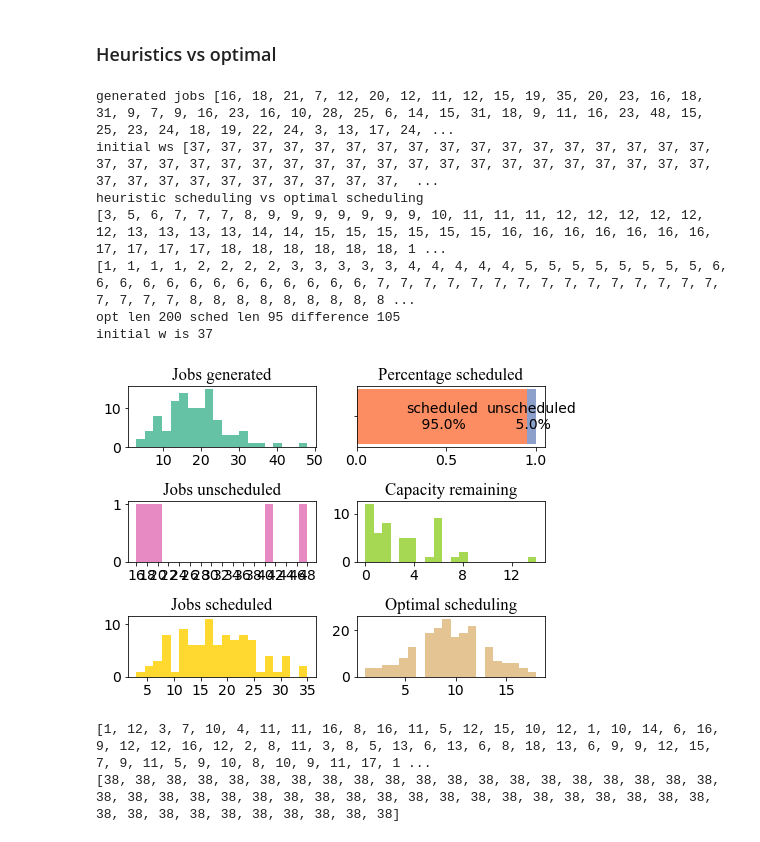
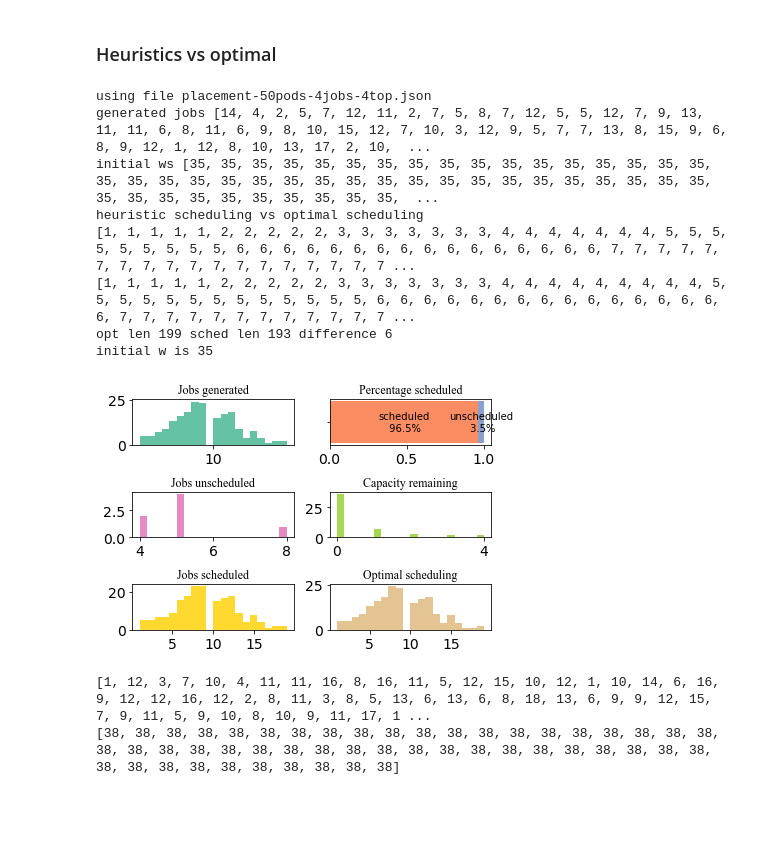
Before and after one commit to Vincent-lau/hyperion, a Jupyter notebook: measure/plotmetrics.ipynb, the cells around one changed output. Cells and saved outputs as stored; diff of their text form; code cells hidden in the pictures; blank space fills up the shorter version.

```diff
--- a/measure/plotmetrics.ipynb
+++ b/measure/plotmetrics.ipynb
@@ -762,18 +761,21 @@ data/2023-07-26T19-42-29/
 '''
 
 
-dirs = ['data/2023-07-27T11-20-10/']
+dirs = ['data/2023-08-01T12-34-29/']
 local_dir = '/home/sl955/proj/hyperion/measure/'
 pl = [{} for _ in range(len(dirs))]
-jobs = [2]
-sched = [30]
+jobs = [4]
+sched = [50]
 runs = range(1)
 
-opt_sched = [[1,10,11,5,11,8,11,9,9,15,10,13,10,12,14,1,12,7,1,2,7,9,12,16,9,6,12,8,12,3,8,13,13,6,6,8,18,7,9,11,11,2,12,15,9,7,9,10,12,6,8,10,11,3,17,11,9,5,18,15,17,6,6,9,16,14,8,4,13,10,7,4,5,9,12,12,7,10,6,15,7,13,6,7,5,11,12,15,11,3,9,8,7,11,13,13,16,7,8,7,6,9,10,13,7,12,9,9,3,7,10,9,9,10,8,9,11,12,4,9,13,16,8,14,13,2,12,10,6,8,12,12,4,10,11,13,17,10,11,9,9,7,13,3,7,8,12,8,12,14,12,6,9,16,7,5,10,5,8,10,2,6,6,8,16,11,8,11,8,14,9,7,8,4,14,9,11,14,7,8,9,11,7,11,9,5,8,12,12,1,5,10,10,12,11,15,12,13,8,17]]
+opt_sched = [[7,14,14,8,8,9,10,7,11,3,14,9,11,6,1,8,5,11,10,9,8,15,12,4,10,12,9,12,7,16,8,9,2,7,9,6,8,9,12,5,12,8,10,5,13,17,13,6,6,10,10,12,11,1,8,16,11,7,9,10,9,3,19,12,12,8,4,11,7,11,7,10,6,18,11,2,10,8,9,6,12,3,11,9,8,15,12,15,16,4,13,13,9,6,9,9,11,14,8,13,10,13,12,7,12,8,7,2,6,15,12,12,10,12,4,4,8,19,9,7,6,13,7,13,9,6,5,8,4,6,5,7,4,15,16,5,7,5,13,5,2,7,8,9,7,11,12,11,1,7,8,10,9,11,15,9,4,11,9,11,1,15,8,11,7,2,6,3,10,5,3,10,5,8,9,15,6,6,8,10,1,8,8,8,5,12,6,12,8,3,5,4,9,6,3,5,9,7,11]]
+
 
 for i, dir in enumerate(dirs):
-  for (dirpath, dirnames, [f1, f2]) in os.walk(dir):
-    f = f1 if f1.startswith('placement') else f2
+  for (dirpath, dirnames, filenames) in os.walk(dir):
+    f = list(filter(lambda x: x.startswith('placement') and x.find(f'{jobs[0]}jobs') != -1,
+                    filenames))[0]
+    print(f"using file {f}")
     with open(dir + f, 'r') as f:
       for l in f:
         pl[i] = json.loads(l)
@@ -848,40 +850,41 @@ ax[2][1].hist(opt_sched[0], color=cs[6])
 
 
 ax[0][0].xaxis.set_major_locator(ticker.MultipleLocator(10))
 ax[1][0].xaxis.set_major_locator(ticker.MultipleLocator(2))
 ax[1][1].xaxis.set_major_locator(ticker.MultipleLocator(4))
 ax[2][0].xaxis.set_major_locator(ticker.MultipleLocator(5))
 ax[2][1].xaxis.set_major_locator(ticker.MultipleLocator(5))
 
 
 ax[0][0].set_title(f'Jobs generated', fontname='Times New Roman')
 ax[0][1].set_title(f'Percentage scheduled', fontname='Times New Roman')
 ax[1][0].set_title(f'Jobs unscheduled', fontname='Times New Roman')
 ax[1][1].set_title(f'Capacity remaining', fontname='Times New Roman')
 ax[2][0].set_title(f'Jobs scheduled', fontname='Times New Roman')
 ax[2][1].set_title(f'Optimal scheduling', fontname='Times New Roman')
 
 
   # ax[i][0].set_xlabel('capacity')
   # ax[i][1].set_xlabel('demand')
   # ax[i][2].set_xlabel('demand')
   # ax[i][3].set_xlabel('demand')
   # ax[i][4].set_xlabel('demand')
 
 
   # ax[i][0].set_ylabel('count')
   # ax.axhline(sl)
 
 fig.tight_layout()
 # %% [output]
-generated jobs [16, 18, 21, 7, 12, 20, 12, 11, 12, 15, 19, 35, 20, 23, 16, 18, 31, 9, 7, 9, 16, 23, 16, 10, 28, 25, 6, 14, 15, 31, 18, 9, 11, 16, 23, 48, 15, 25, 23, 24, 18, 19, 22, 24, 3, 13, 17, 24, ...
-initial ws [37, 37, 37, 37, 37, 37, 37, 37, 37, 37, 37, 37, 37, 37, 37, 37, 37, 37, 37, 37, 37, 37, 37, 37, 37, 37, 37, 37, 37, 37, 37, 37, 37, 37, 37, 37, 37, 37, 37, 37, 37, 37, 37, 37, 37, 37, 37,  ...
+using file placement-50pods-4jobs-4top.json
+generated jobs [14, 4, 2, 5, 7, 12, 11, 2, 7, 5, 8, 7, 12, 5, 5, 12, 7, 9, 13, 11, 11, 6, 8, 11, 6, 9, 8, 10, 15, 12, 7, 10, 3, 12, 9, 5, 7, 7, 13, 8, 15, 9, 6, 8, 9, 12, 1, 12, 8, 10, 13, 17, 2, 10,  ...
+initial ws [35, 35, 35, 35, 35, 35, 35, 35, 35, 35, 35, 35, 35, 35, 35, 35, 35, 35, 35, 35, 35, 35, 35, 35, 35, 35, 35, 35, 35, 35, 35, 35, 35, 35, 35, 35, 35, 35, 35, 35, 35, 35, 35, 35, 35, 35, 35,  ...
 heuristic scheduling vs optimal scheduling
-[3, 5, 6, 7, 7, 7, 8, 9, 9, 9, 9, 9, 9, 9, 10, 11, 11, 11, 12, 12, 12, 12, 12, 12, 13, 13, 13, 13, 14, 14, 15, 15, 15, 15, 15, 15, 16, 16, 16, 16, 16, 16, 16, 17, 17, 17, 17, 18, 18, 18, 18, 18, 18, 1 ...
-[1, 1, 1, 1, 2, 2, 2, 2, 3, 3, 3, 3, 3, 4, 4, 4, 4, 4, 5, 5, 5, 5, 5, 5, 5, 5, 6, 6, 6, 6, 6, 6, 6, 6, 6, 6, 6, 6, 6, 7, 7, 7, 7, 7, 7, 7, 7, 7, 7, 7, 7, 7, 7, 7, 7, 7, 7, 7, 8, 8, 8, 8, 8, 8, 8, 8, 8 ...
-opt len 200 sched len 95 difference 105
-initial w is 37
+[1, 1, 1, 1, 1, 2, 2, 2, 2, 2, 3, 3, 3, 3, 3, 3, 3, 4, 4, 4, 4, 4, 4, 4, 5, 5, 5, 5, 5, 5, 5, 5, 5, 6, 6, 6, 6, 6, 6, 6, 6, 6, 6, 6, 6, 6, 6, 6, 6, 7, 7, 7, 7, 7, 7, 7, 7, 7, 7, 7, 7, 7, 7, 7, 7, 7, 7 ...
+[1, 1, 1, 1, 1, 2, 2, 2, 2, 2, 3, 3, 3, 3, 3, 3, 3, 4, 4, 4, 4, 4, 4, 4, 4, 4, 5, 5, 5, 5, 5, 5, 5, 5, 5, 5, 5, 5, 5, 6, 6, 6, 6, 6, 6, 6, 6, 6, 6, 6, 6, 6, 6, 6, 6, 7, 7, 7, 7, 7, 7, 7, 7, 7, 7, 7, 7 ...
+opt len 199 sched len 193 difference 6
+initial w is 35
-[figure, old version]
+[figure, new version]
 # %%
 print(generated_jobs[0])
 print(initial_ws[0])
```
Also changed, not shown: parts of 11 cells of this notebook.
